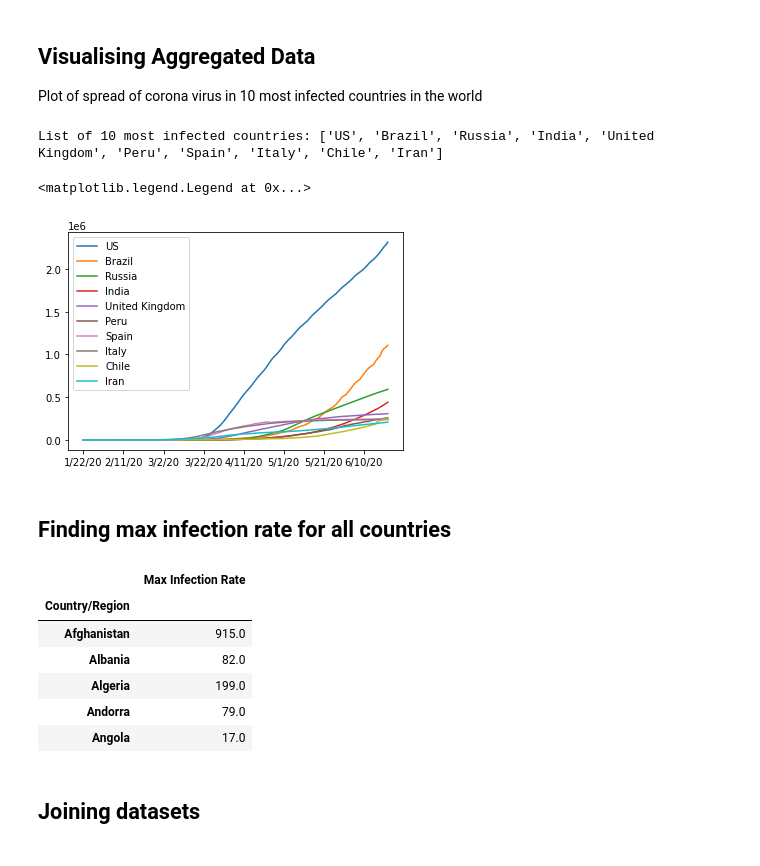
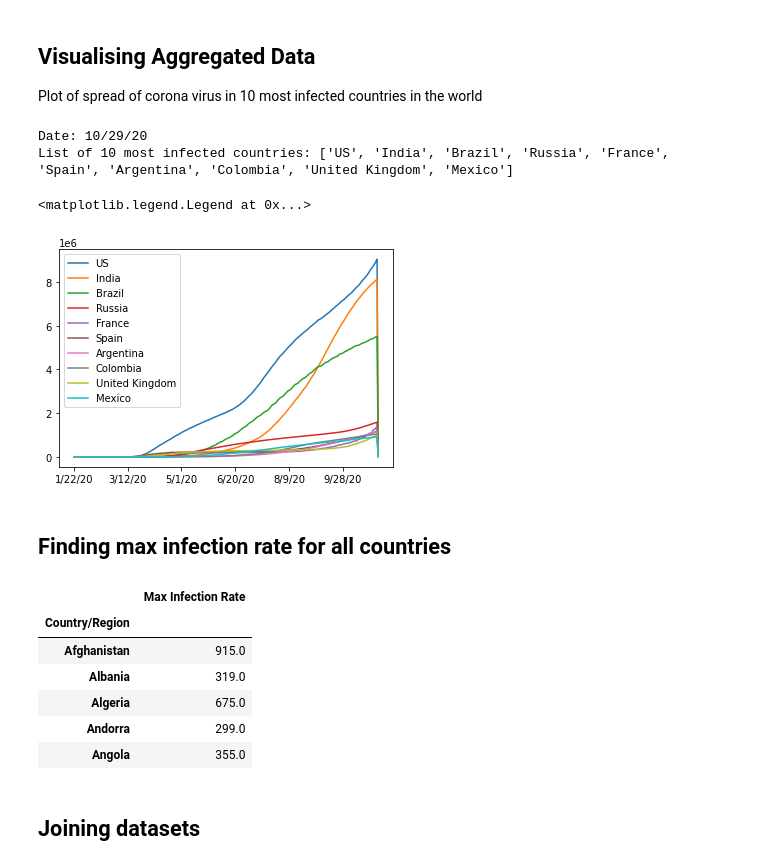
Before and after one commit to rebeccasoren/COVID19_Analysis, a Jupyter notebook: covid19_Analysis.ipynb, the cells around one changed output. Cells and saved outputs as stored; diff of their text form; code cells hidden in the pictures.

```diff
--- a/covid19_Analysis.ipynb
+++ b/covid19_Analysis.ipynb
@@ -33,5 +33,5 @@ WHR20.csv           100%[===================>]  37.33K  --.-KB/s    in 0.02s
 # %%
-covid_dataset=pd.read_csv('covid19_confirmed_global.csv')
+covid_dataset=pd.read_csv('time_series_covid19_confirmed_global.csv')
 covid_dataset.head()
 # %% [output]
 |  | Province/State | Country/Region | Lat | Long | 1/22/20 | 1/23/20 | 1/24/20 | 1/25/20 | 1/26/20 | ... |
@@ -88,21 +88,22 @@ happiness_report.head()
 ## Visualising Aggregated Data
 Plot of spread of corona virus in 10 most infected countries in the world
 # %%
-# from datetime import timedelta
-# from datetime import date
-# today = date.today()
-# yesterday = today - timedelta(days = 2)
-# date=yesterday.strftime("%-m/%d/%y")
-# print("Date:",date)
-countries=list(covid_dataset_aggregated.nlargest(10, ['6/20/20']).index.values)
+from datetime import timedelta
+from datetime import date
+today = date.today()
+yesterday = today - timedelta(days = 2)
+date=yesterday.strftime("%-m/%d/%y")
+print("Date:",date)
+countries=list(covid_dataset_aggregated.nlargest(10, [date]).index.values)
 print("List of 10 most infected countries:",countries)
 for c in countries:
   covid_dataset_aggregated.loc[c].plot()
 plt.legend()
 # %% [output]
-List of 10 most infected countries: ['US', 'Brazil', 'Russia', 'India', 'United Kingdom', 'Peru', 'Spain', 'Italy', 'Chile', 'Iran']
+Date: 10/29/20
+List of 10 most infected countries: ['US', 'India', 'Brazil', 'Russia', 'France', 'Spain', 'Argentina', 'Colombia', 'United Kingdom', 'Mexico']
 <matplotlib.legend.Legend at 0x...>
-[figure, old version]
+[figure, new version]
 # %% [markdown]
 ## Finding max infection rate for all countries
 # %%
@@ -119,10 +120,10 @@ covid_data.head()
 |  | Max Infection Rate |
 | Country/Region |  |
 | Afghanistan | 915.0 |
-| Albania | 82.0 |
-| Algeria | 199.0 |
-| Andorra | 79.0 |
-| Angola | 17.0 |
+| Albania | 319.0 |
+| Algeria | 675.0 |
+| Andorra | 299.0 |
+| Angola | 355.0 |
 # %% [markdown]
 ## Joining datasets
 # %%
```
Also changed, not shown: parts of 10 cells of this notebook.
